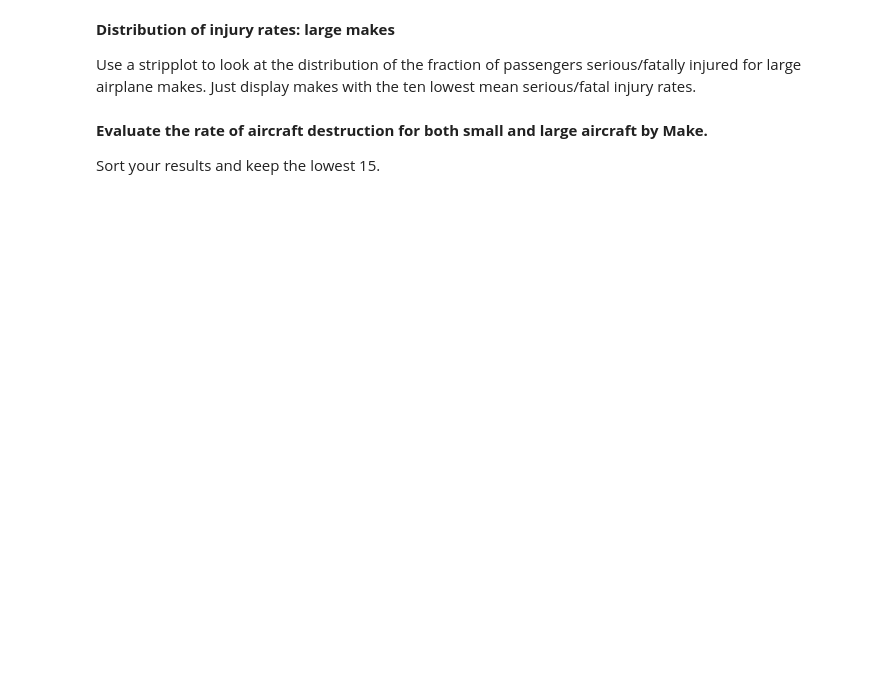
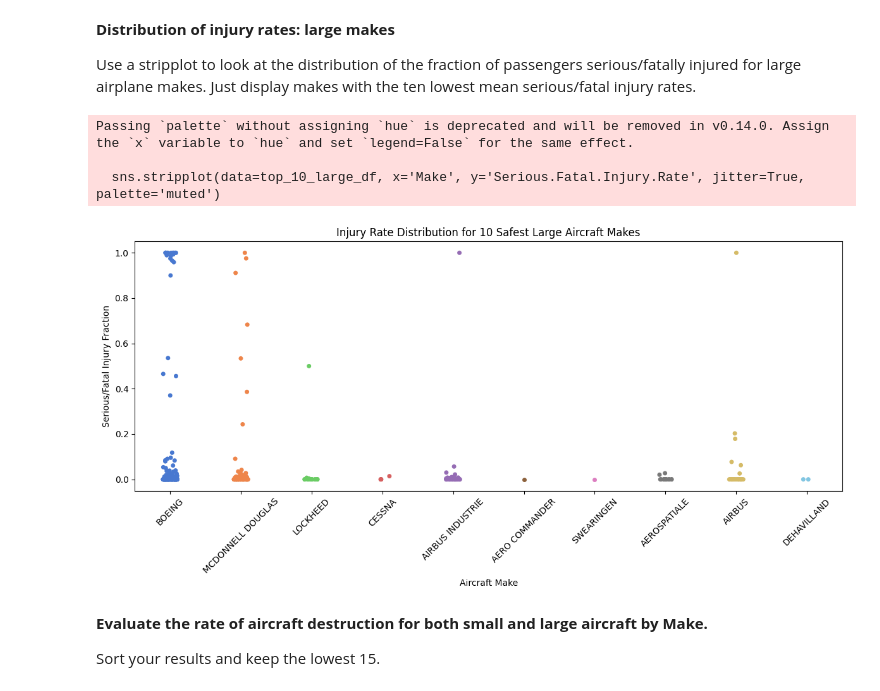
Before and after one commit to ylstha1234/dsc-course0-m8-lab, a Jupyter notebook: Aviation_Accidents_Data_Analysis.ipynb, the cells around one changed output. Saved outputs shown, nothing was run; the diff lists cells and outputs as text; code cells hidden in the pictures; blank space fills up the shorter version.

```diff
--- a/Aviation_Accidents_Data_Analysis.ipynb
+++ b/Aviation_Accidents_Data_Analysis.ipynb
@@ -43,6 +198,31 @@ Use a violinplot to look at the distribution of the fraction of passengers serio
 **Distribution of injury rates: large makes**
 
 Use a stripplot to look at the distribution of the fraction of passengers serious/fatally injured for large airplane makes. Just display makes with the ten lowest mean serious/fatal injury rates.
+# %%
+# Group large aircraft by Make and calculate mean injury rate
+large_risk = large_aircraft.groupby('Make')['Serious.Fatal.Injury.Rate'].mean().reset_index()
+
+# Select the 10 makes with the lowest mean injury rates
+top_10_large_makes = large_risk.nsmallest(10, 'Serious.Fatal.Injury.Rate')['Make'].tolist()
+
+# Filter the original large_aircraft DataFrame to include only those 10 makes
+top_10_large_df = large_aircraft[large_aircraft['Make'].isin(top_10_large_makes)].copy()
+
+# Create a stripplot to show the distribution
+plt.figure(figsize=(12, 6))
+sns.stripplot(data=top_10_large_df, x='Make', y='Serious.Fatal.Injury.Rate', jitter=True, palette='muted')
+
+plt.title("Injury Rate Distribution for 10 Safest Large Aircraft Makes")
+plt.xlabel("Aircraft Make")
+plt.ylabel("Serious/Fatal Injury Fraction")
+plt.xticks(rotation=45)
+plt.tight_layout()
+plt.show()
+# %% [output]
+Passing `palette` without assigning `hue` is deprecated and will be removed in v0.14.0. Assign the `x` variable to `hue` and set `legend=False` for the same effect.
+
+  sns.stripplot(data=top_10_large_df, x='Make', y='Serious.Fatal.Injury.Rate', jitter=True, palette='muted')
+[figure, added]
 # %% [markdown]
 **Evaluate the rate of aircraft destruction for both small and large aircraft by Make.**
 
```
Also changed, not shown: parts of 20 cells of this notebook.
